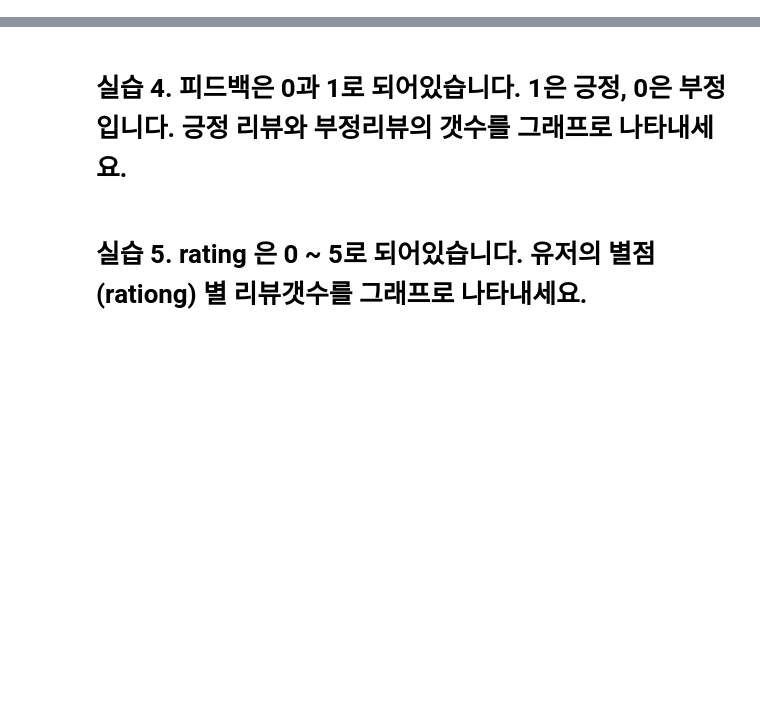
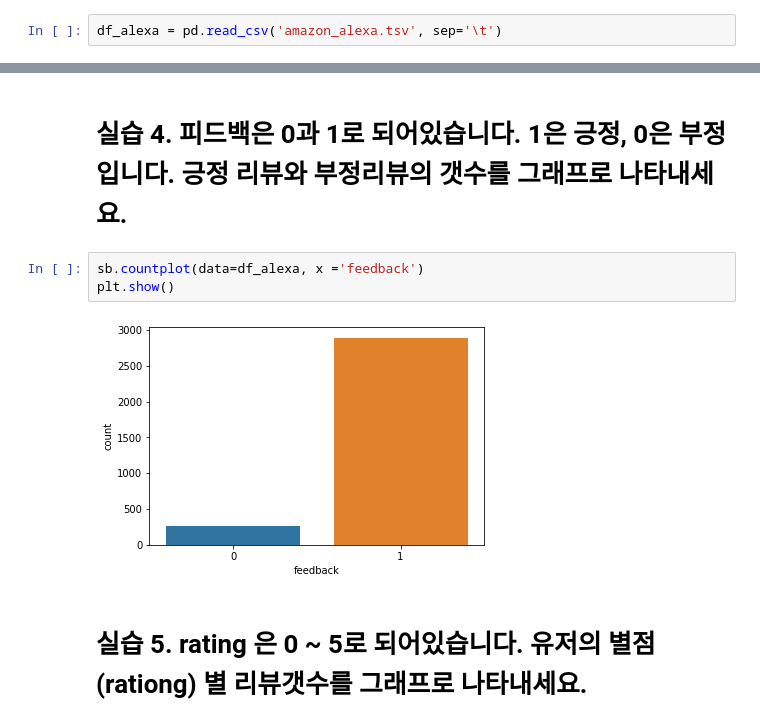
Before and after one commit to twistyang/python_sun, a Jupyter notebook: part08/2.a 프로젝트 Amazon Reviews Analysis.ipynb, the cells around one changed output, grey strips where cells are left out. Cells and saved outputs as stored; diff of their text form; blank space fills up the shorter version.

```diff
--- a/part08/2.a 프로젝트 Amazon Reviews Analysis.ipynb
+++ b/part08/2.a 프로젝트 Amazon Reviews Analysis.ipynb
@@ -27,3 +27,5 @@ import seaborn as sb # Statistical data visualization
 %matplotlib inline
 # %% [markdown]
 # 실습 2. pandas로 파일 읽기 - 탭으로 되어 있는 tsv 파일 읽기
+# %%
+df_alexa = pd.read_csv('amazon_alexa.tsv', sep='\t')
@@ -32,4 +75,9 @@ import seaborn as sb # Statistical data visualization
 # %% [markdown]
 # 실습 4. 피드백은 0과 1로 되어있습니다. 1은 긍정, 0은 부정입니다.  긍정 리뷰와 부정리뷰의 갯수를 그래프로 나타내세요.
+# %%
+sb.countplot(data=df_alexa, x ='feedback')
+plt.show()
+# %% [output]
+[figure, added]
 # %% [markdown]
 # 실습 5. rating 은 0 ~ 5로 되어있습니다. 유저의 별점(rationg) 별 리뷰갯수를 그래프로 나타내세요.
```
Also changed, not shown: parts of 33 cells of this notebook, 1 other file.
